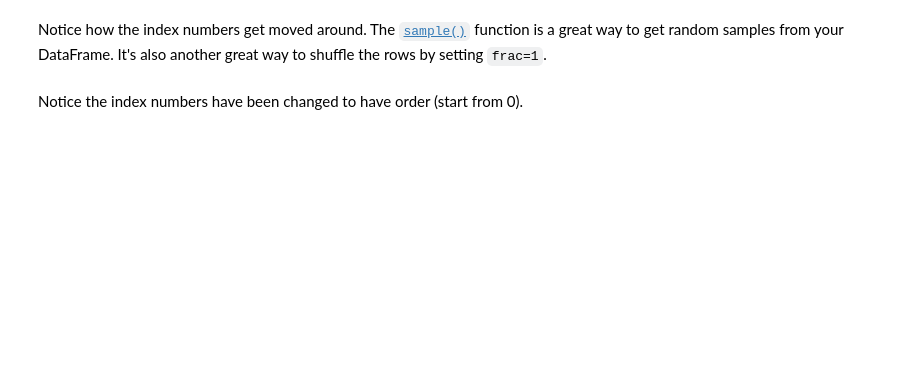
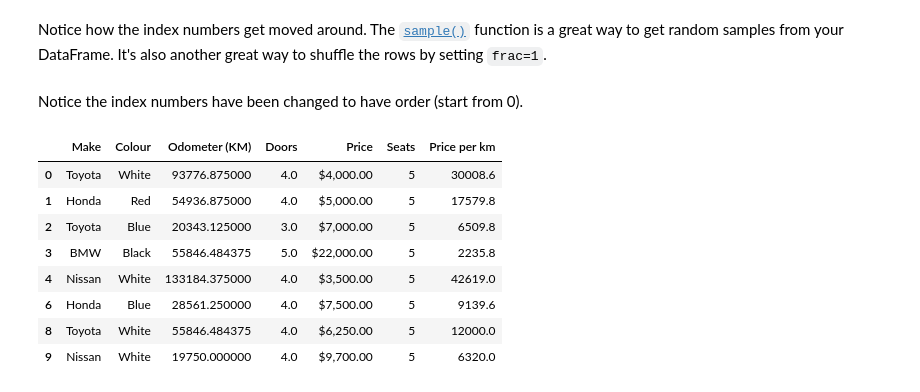
Before and after one commit to deepa-pl/DeepaPL, a Jupyter notebook: pandas-exercises.ipynb, the cells around one changed output. Saved outputs shown, nothing was run; the diff lists cells and outputs as text; code cells hidden in the pictures; blank space fills up the shorter version.

```diff
--- a/pandas-exercises.ipynb
+++ b/pandas-exercises.ipynb
@@ -484,5 +494,17 @@ Notice the index numbers have been changed to have order (start from 0).
 # %%
 # Change the Odometer values from kilometers to miles using a Lambda function
 # Then view the DataFrame
+data_mis["Odometer (KM)"] = data_mis["Odometer (KM)"].apply(lambda x:x/1.6)
+data_mis
+# %% [output]
+|  | Make | Colour | Odometer (KM) | Doors | Price | Seats | Price per km |
+| 0 | Toyota | White | 93776.875000 | 4.0 | $4,000.00 | 5 | 30008.6 |
+| 1 | Honda | Red | 54936.875000 | 4.0 | $5,000.00 | 5 | 17579.8 |
+| 2 | Toyota | Blue | 20343.125000 | 3.0 | $7,000.00 | 5 | 6509.8 |
+| 3 | BMW | Black | 55846.484375 | 5.0 | $22,000.00 | 5 | 2235.8 |
+| 4 | Nissan | White | 133184.375000 | 4.0 | $3,500.00 | 5 | 42619.0 |
+| 6 | Honda | Blue | 28561.250000 | 4.0 | $7,500.00 | 5 | 9139.6 |
+| 8 | Toyota | White | 55846.484375 | 4.0 | $6,250.00 | 5 | 12000.0 |
+| 9 | Nissan | White | 19750.000000 | 4.0 | $9,700.00 | 5 | 6320.0 |
 # %%
 # Change the title of the Odometer (KM) to represent miles instead of kilometers
```
Also changed, not shown: parts of 3 cells of this notebook.
